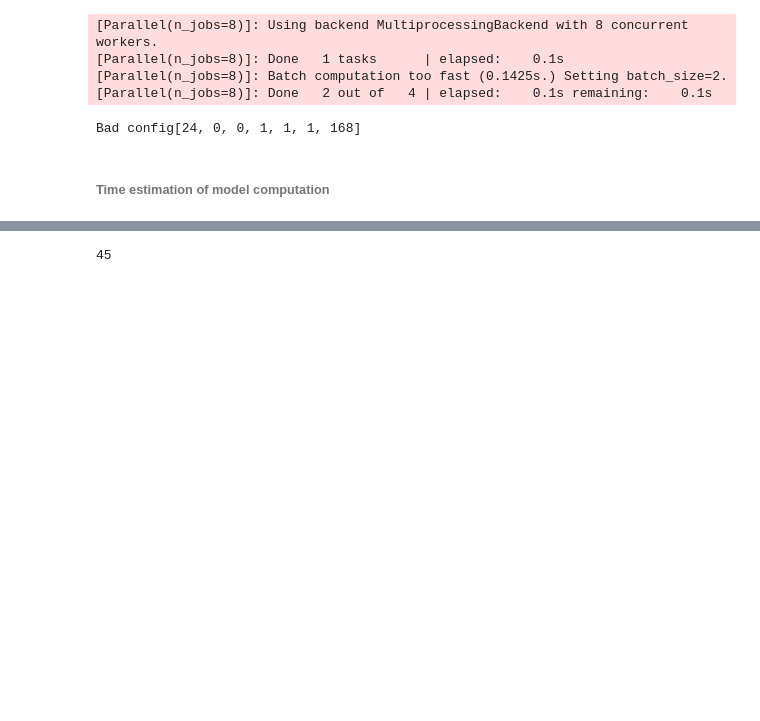
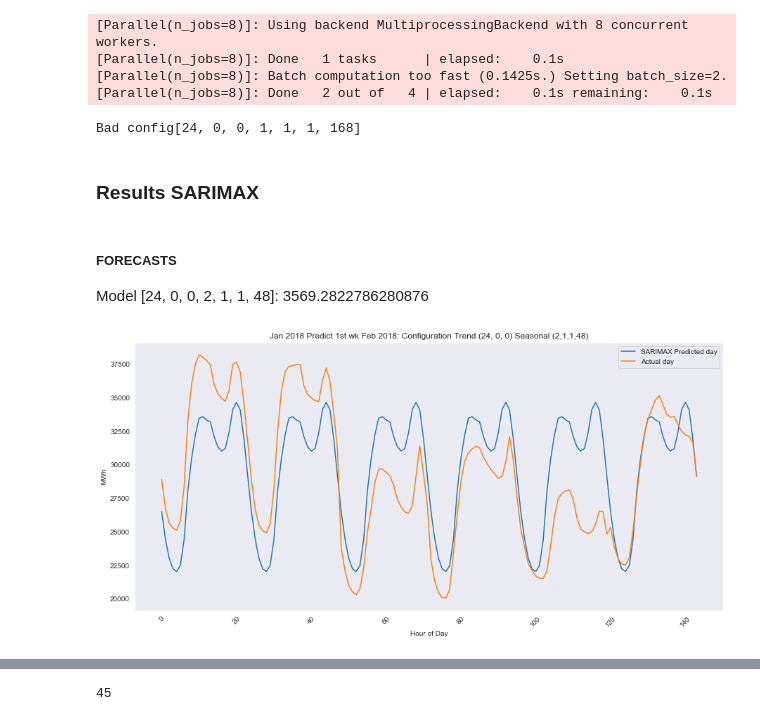
Before and after one commit to kolasniwash/short-term-energy-demand-forecasting, a Jupyter notebook: model_arima.ipynb, the cells around one changed output, grey strips where cells are left out. Saved outputs shown, nothing was run; the diff lists cells and outputs as text; code cells hidden in the pictures; blank space fills up the shorter version.

```diff
--- a/model_arima.ipynb
+++ b/model_arima.ipynb
@@ -762,5 +765,23 @@ Bad config[24, 0, 0, 2, 2, 1, 168]
 [Parallel(n_jobs=8)]: Batch computation too fast (0.1425s.) Setting batch_size=2.
 [Parallel(n_jobs=8)]: Done   2 out of   4 | elapsed:    0.1s remaining:    0.1s
 Bad config[24, 0, 0, 1, 1, 1, 168]
-# %% [markdown]
-###### Time estimation of model computation
+# %% [markdown]
+### Results SARIMAX
+# %% [markdown]
+##### FORECASTS
+Model [24, 0, 0, 2, 1, 1, 48]: 3569.2822786280876
+# %%
+fore_2018_24_0_0_2_1_1_48 = pd.read_json('./results/forecasts/sarimax_forecasts[24, 0, 0, 2, 1, 1, 48]_2019-09-06_00:49:17.json')
+# %%
+fig = plt.figure(figsize=(15,7))
+
+plt.plot(fore_2018_24_0_0_2_1_1_48.values.flatten(), label='SARIMAX Predicted day')
+plt.plot(test['2018-02-02':'2018-02-07'].values.flatten(), label='Actual day')
+plt.xticks(rotation=45)
+plt.title('Jan 2018 Predict 1st wk Feb 2018: Configuration Trend (24, 0, 0) Seasonal (2,1,1,48)')
+plt.ylabel('MWh')
+plt.xlabel('Hour of Day')
+plt.legend()
+plt.show()
+# %% [output]
+[figure, added]
```
Also changed, not shown: parts of 9 cells of this notebook, 5 other files.
